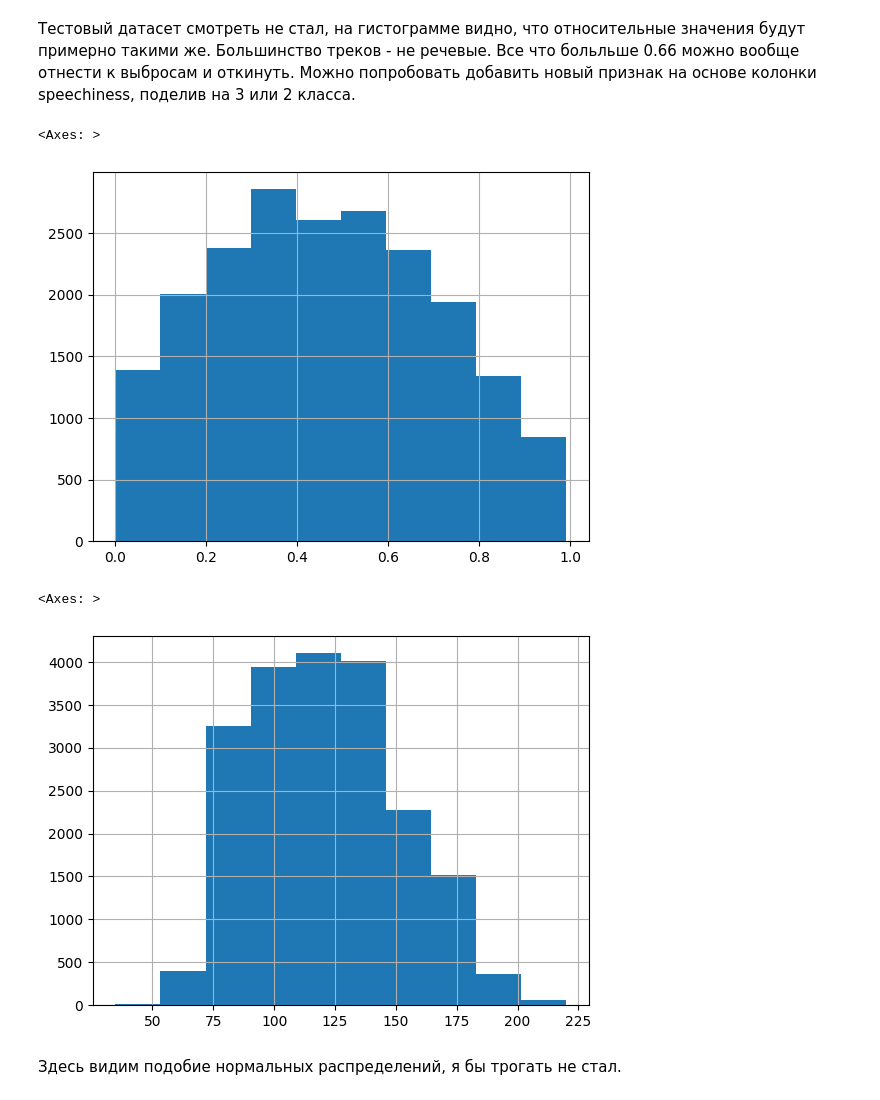
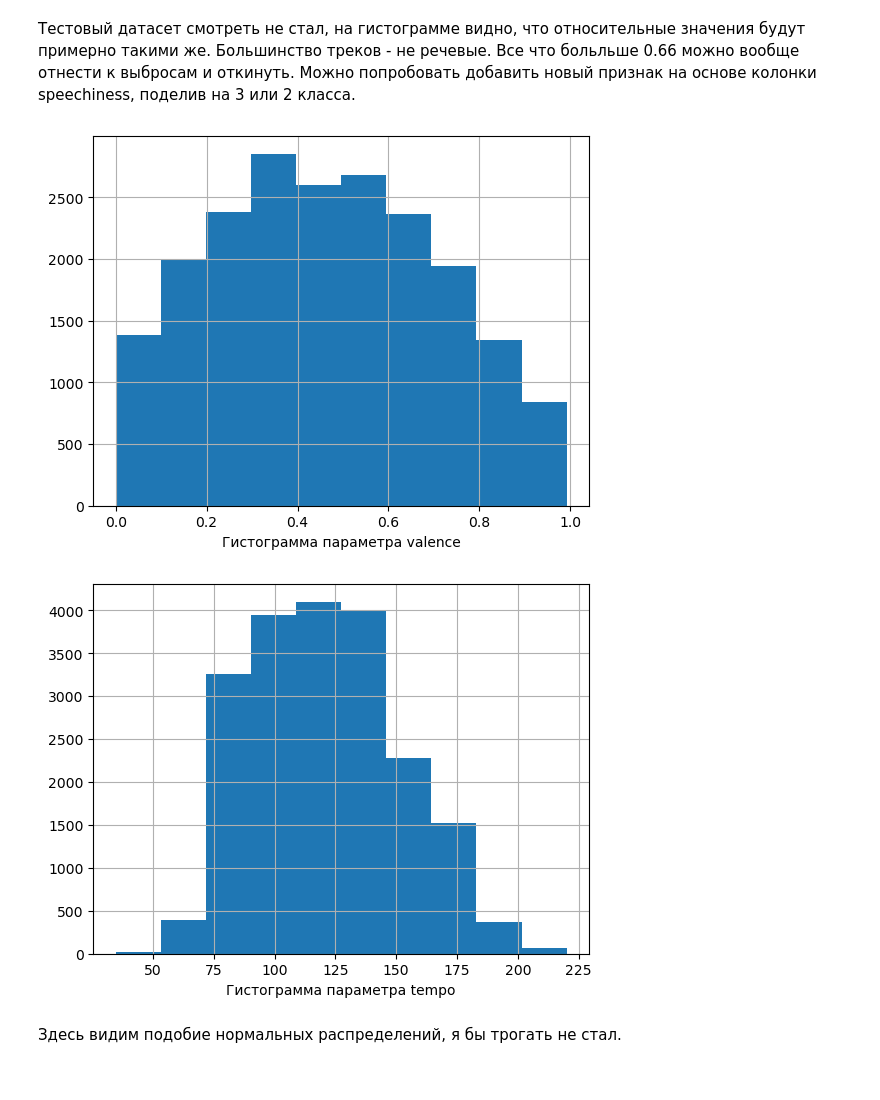
Before and after one commit to Parkhomenko-Vladimir/Music-classification, a Jupyter notebook: main.ipynb, the cells around one changed output. Cells and saved outputs as stored; diff of their text form; code cells hidden in the pictures.

```diff
--- a/main.ipynb
+++ b/main.ipynb
@@ -231,14 +226,18 @@ df_train[df_train['speechiness'] >= 0.66]['speechiness'].count()
 Тестовый датасет смотреть не стал, на гистограмме видно, что относительные значения будут примерно такими же. Большинство треков - не речевые. Все что больльше 0.66 можно вообще отнести к выбросам и откинуть. Можно попробовать добавить новый признак на основе колонки speechiness, поделив на 3 или 2 класса.
 # %%
 df_train['valence'].hist()
+plt.xlabel('Гистограмма параметра valence')
+# plt.ylabel('ylabel')
+plt.savefig('Гистограмма параметра valence.png')
 # %% [output]
-<Axes: >
-[figure, old version]
+[figure, new version]
 # %%
 df_train['tempo'].hist()
+plt.xlabel('Гистограмма параметра tempo')
+# plt.ylabel('ylabel')
+plt.savefig('Гистограмма параметра tempo.png')
 # %% [output]
-<Axes: >
-[figure, old version]
+[figure, new version]
 # %% [markdown]
 Здесь видим подобие нормальных распределений, я бы трогать не стал.
 # %%
```
Also changed, not shown: parts of 18 cells of this notebook.
